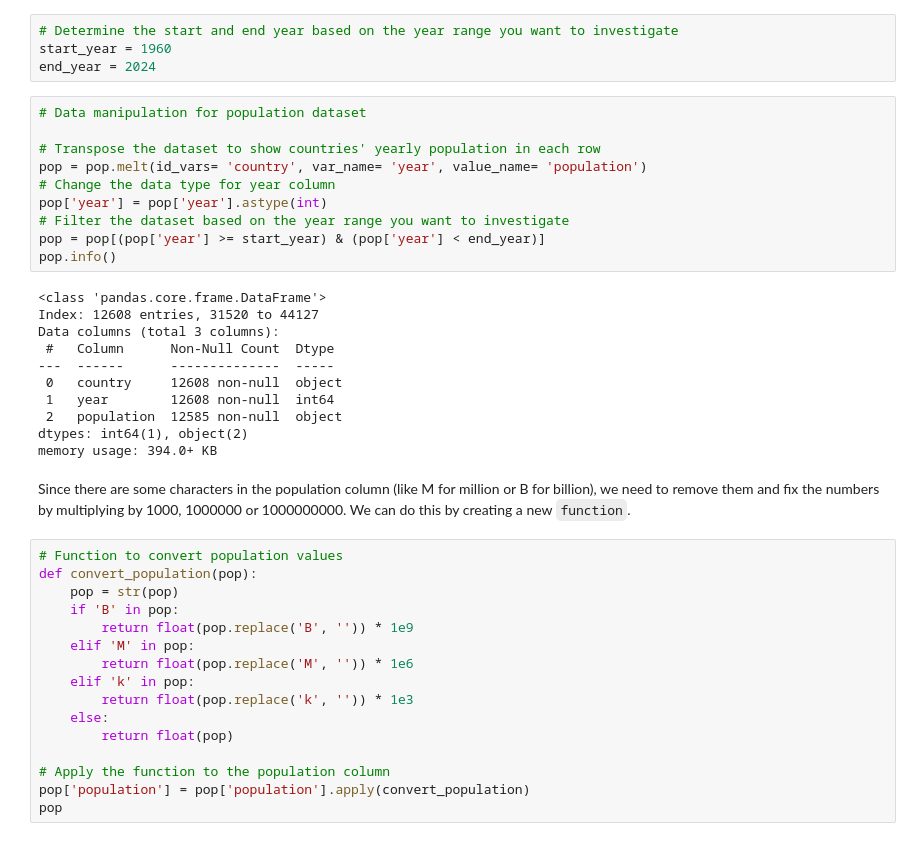
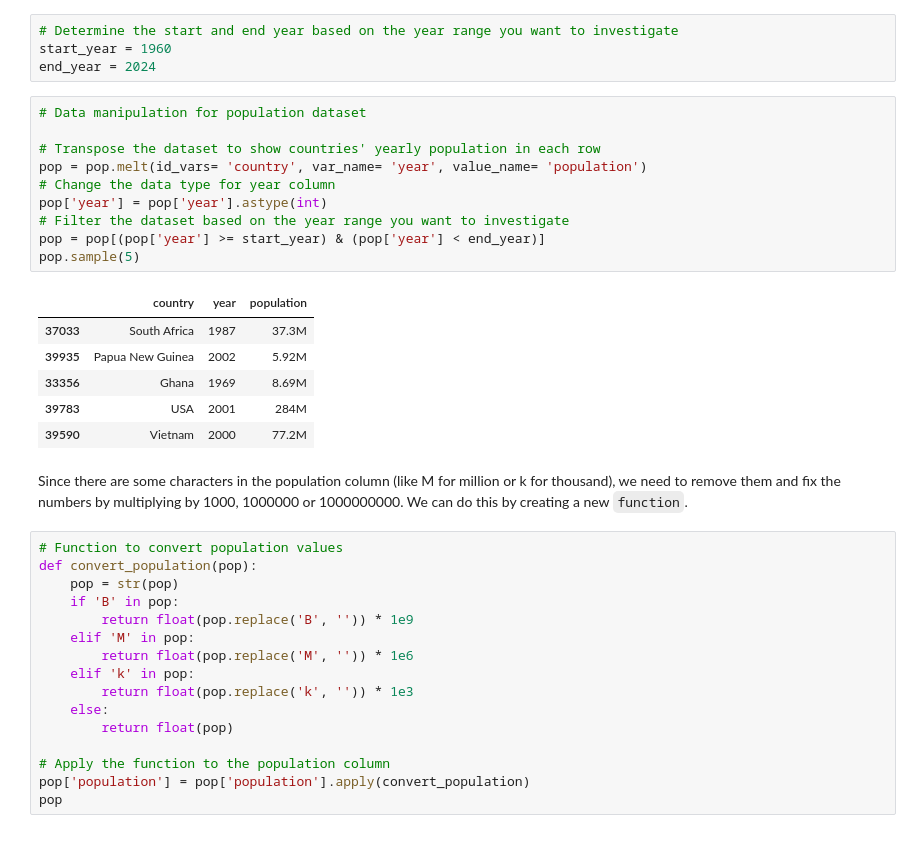
Before and after one commit to handebasaka/countries-animated-plot, a Jupyter notebook: countries-animated-plot.ipynb, the cells around one changed output. Drawn from its saved outputs; the diff is of its cells as text.

```diff
--- a/countries-animated-plot.ipynb
+++ b/countries-animated-plot.ipynb
@@ -38,26 +38,22 @@ end_year = 2024
 # %%
 # Data manipulation for population dataset
 
 # Transpose the dataset to show countries' yearly population in each row
 pop = pop.melt(id_vars= 'country', var_name= 'year', value_name= 'population')
 # Change the data type for year column
 pop['year'] = pop['year'].astype(int)
 # Filter the dataset based on the year range you want to investigate
 pop = pop[(pop['year'] >= start_year) & (pop['year'] < end_year)]
-pop.info()
+pop.sample(5)
 # %% [output]
-<class 'pandas.core.frame.DataFrame'>
-Index: 12608 entries, 31520 to 44127
-Data columns (total 3 columns):
- #   Column      Non-Null Count  Dtype
----  ------      --------------  -----
- 0   country     12608 non-null  object
- 1   year        12608 non-null  int64
- 2   population  12585 non-null  object
-dtypes: int64(1), object(2)
-memory usage: 394.0+ KB
+|  | country | year | population |
+| 37033 | South Africa | 1987 | 37.3M |
+| 39935 | Papua New Guinea | 2002 | 5.92M |
+| 33356 | Ghana | 1969 | 8.69M |
+| 39783 | USA | 2001 | 284M |
+| 39590 | Vietnam | 2000 | 77.2M |
 # %% [markdown]
-Since there are some characters in the population column (like M for million or B for billion), we need to remove them and fix the numbers by multiplying by 1000, 1000000 or 1000000000. We can do this by creating a new `function`.
+Since there are some characters in the population column (like M for million or k for thousand), we need to remove them and fix the numbers by multiplying by 1000, 1000000 or 1000000000. We can do this by creating a new `function`.
 # %%
 # Function to convert population values
 def convert_population(pop):
```
Also changed, not shown: parts of 2 cells of this notebook.
